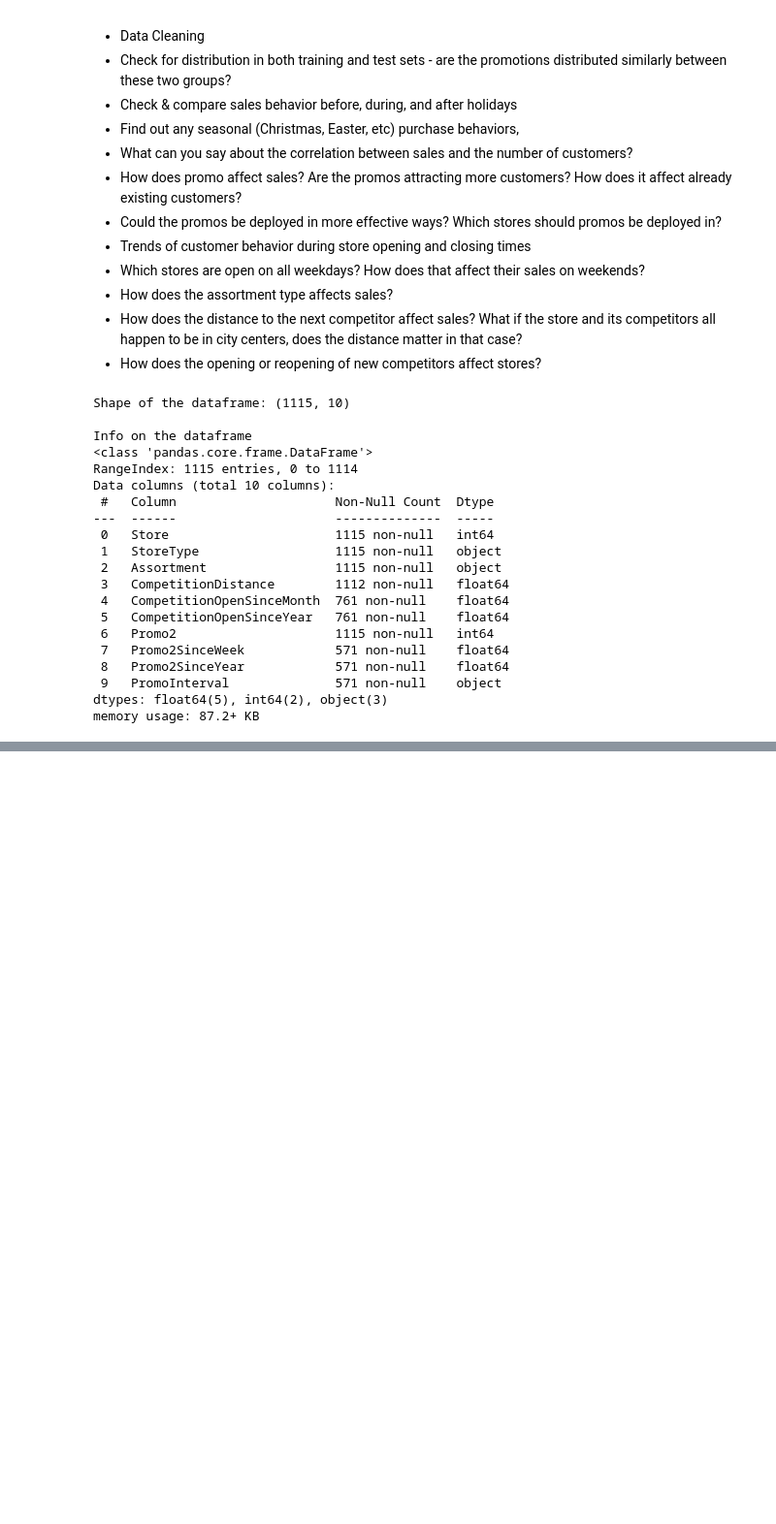
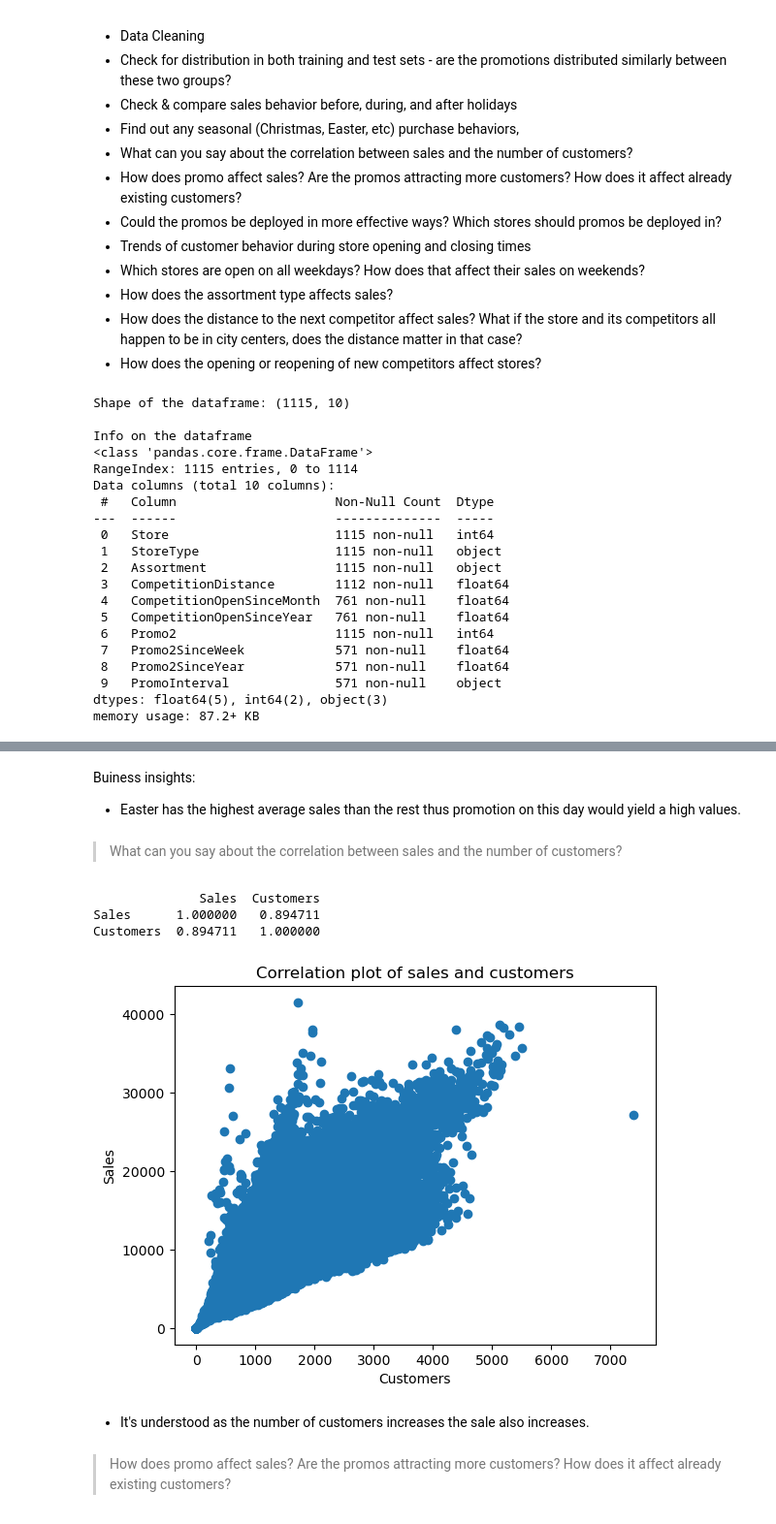
Before and after one commit to B2e5tty/forecast_sales, a Jupyter notebook: notebooks/EDA.ipynb, the cells around one changed output, grey strips where cells are left out. Shown at 97% size. Cells and saved outputs as stored; diff of their text form; code cells hidden in the pictures; blank space fills up the shorter version.

```diff
--- a/notebooks/EDA.ipynb
+++ b/notebooks/EDA.ipynb
@@ -107,0 +271,16 @@ AttributeError: 'DataFrame' object has no attribute 'col'
+# %% [markdown]
+Buiness insights:
+- Easter has the highest average sales than the rest thus promotion on this day would yield a high values.
+# %% [markdown]
+> What can you say about the correlation between sales and the number of customers?
+# %%
+anal.sale_customer_corr()
+# %% [output]
+              Sales  Customers
+Sales      1.000000   0.894711
+Customers  0.894711   1.000000
+[figure, added]
+# %% [markdown]
+- It's understood as the number of customers increases the sale also increases.
+# %% [markdown]
+> How does promo affect sales? Are the promos attracting more customers? How does it affect already existing customers?
```
Also changed, not shown: parts of 43 cells of this notebook, 2 other files.
